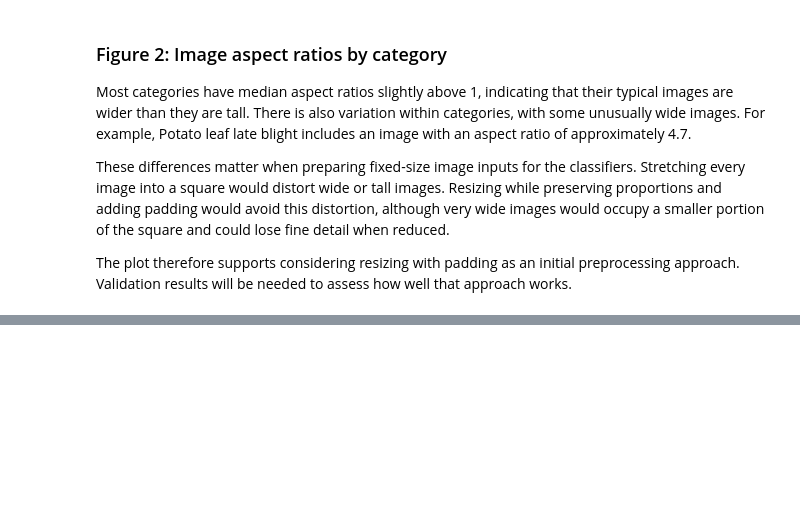
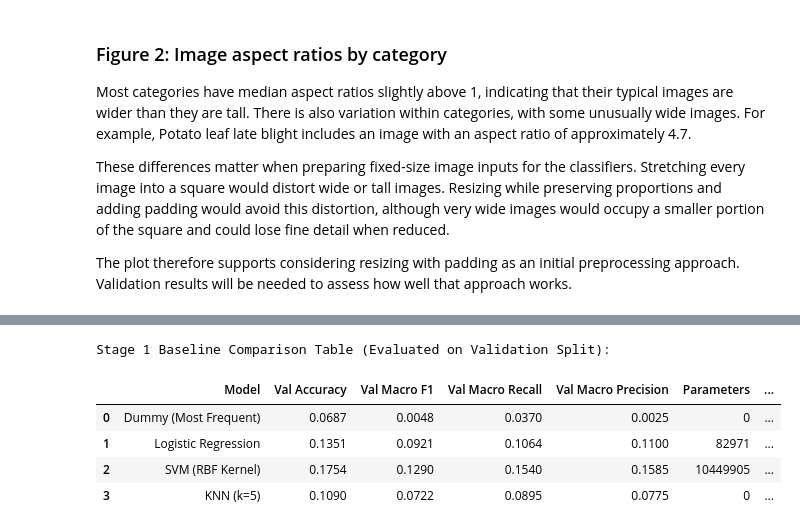
Before and after one commit to lmurariuUWO/DS3000_Project_Group04, a Jupyter notebook: DS3000_Project_Group16.ipynb, the cells around one changed output, grey strips where cells are left out. Saved outputs shown, nothing was run; the diff lists cells and outputs as text; code cells hidden in the pictures; blank space fills up the shorter version.

```diff
--- a/DS3000_Project_Group16.ipynb
+++ b/DS3000_Project_Group16.ipynb
@@ -455,0 +535,58 @@ The plot therefore supports considering resizing with padding as an initial prep
+# %%
+# Train Baselines & Compile Performance Comparison Table
+import time
+from sklearn.dummy import DummyClassifier
+from sklearn.linear_model import LogisticRegression
+from sklearn.svm import SVC
+from sklearn.neighbors import KNeighborsClassifier
+from sklearn.metrics import accuracy_score, f1_score, recall_score, precision_score
+
+SEED = 42
+models = {
+    "Dummy (Most Frequent)": DummyClassifier(strategy="most_frequent"),
+    "Logistic Regression": LogisticRegression(max_iter=1000, C=0.01, random_state=SEED),
+    "SVM (RBF Kernel)": SVC(C=10, random_state=SEED),
+    "KNN (k=5)": KNeighborsClassifier(n_neighbors=5)
+}
+
+def get_param_count(name, m):
+    if "Logistic" in name:
+        return m.coef_.size + m.intercept_.size
+    elif "SVM" in name:
+        return m.support_vectors_.size + m.dual_coef_.size + m.intercept_.size
+    return 0
+
+results = []
+for name, m in models.items():
+    t0 = time.perf_counter()
+    m.fit(X_train_scaled, y_train)
+    t_train = time.perf_counter() - t0
+
+    t0 = time.perf_counter()
+    preds = m.predict(X_val_scaled)
+    t_infer = time.perf_counter() - t0
+
+    results.append({
+        "Model": name,
+        "Val Accuracy": accuracy_score(y_val, preds),
+        "Val Macro F1": f1_score(y_val, preds, average="macro", zero_division=0),
+        "Val Macro Recall": recall_score(y_val, preds, average="macro", zero_division=0),
+        "Val Macro Precision": precision_score(y_val, preds, average="macro", zero_division=0),
+        "Parameters": get_param_count(name, m),
+        "Train Time (s)": t_train,
+        "Infer Latency (ms/img)": 1000 * t_infer / len(y_val)
+    })
+
+results_df = pd.DataFrame(results)
+dummy_f1 = results_df.loc[results_df["Model"] == "Dummy (Most Frequent)", "Val Macro F1"].iloc[0]
+results_df["F1 Gain vs Dummy"] = results_df["Val Macro F1"] - dummy_f1
+
+print("Stage 1 Baseline Comparison Table (Evaluated on Validation Split):")
+display(results_df.round(4))
+# %% [output]
+Stage 1 Baseline Comparison Table (Evaluated on Validation Split):
+|  | Model | Val Accuracy | Val Macro F1 | Val Macro Recall | Val Macro Precision | Parameters | ... |
+| 0 | Dummy (Most Frequent) | 0.0687 | 0.0048 | 0.0370 | 0.0025 | 0 | ... |
+| 1 | Logistic Regression | 0.1351 | 0.0921 | 0.1064 | 0.1100 | 82971 | ... |
+| 2 | SVM (RBF Kernel) | 0.1754 | 0.1290 | 0.1540 | 0.1585 | 10449905 | ... |
+| 3 | KNN (k=5) | 0.1090 | 0.0722 | 0.0895 | 0.0775 | 0 | ... |
```
Also changed, not shown: parts of 13 cells of this notebook.
